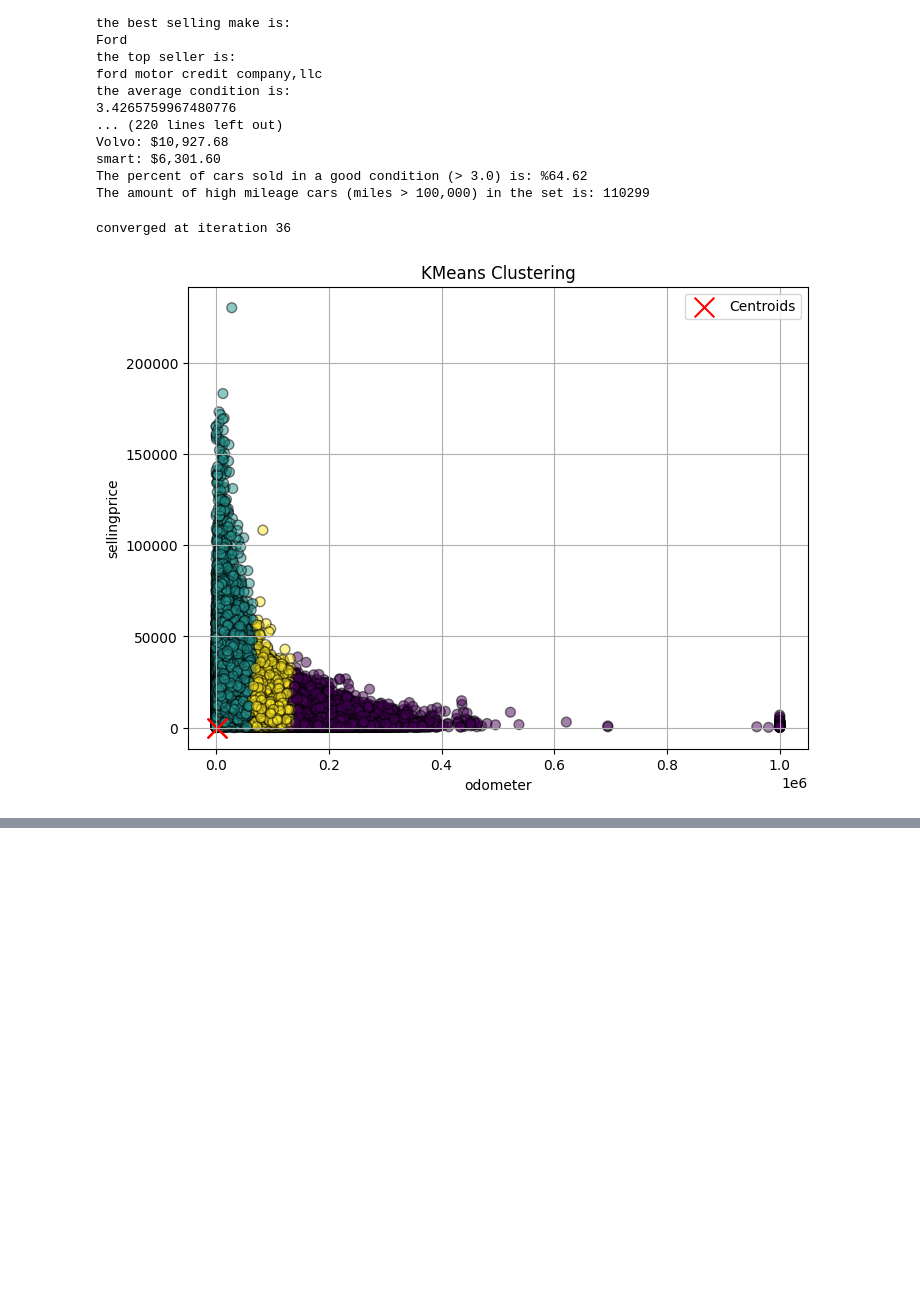
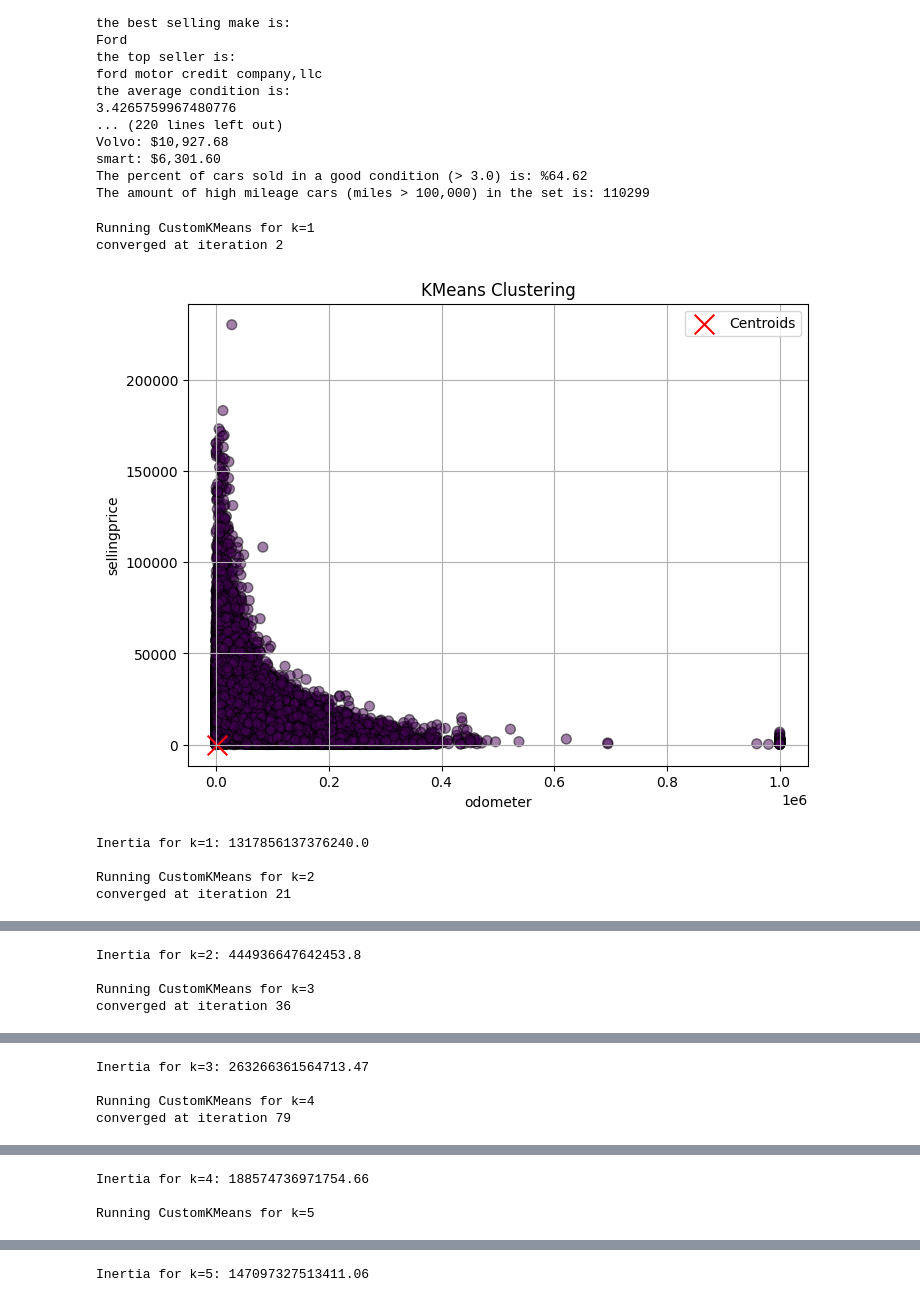
Before and after one commit to VicentePina7210/Car-Auction-Data-Analysis-Project, a Jupyter notebook: mainNotebook.ipynb, the cells around one changed output, grey strips where cells are left out. Drawn from its saved outputs; the diff is of its cells as text; code cells hidden in the pictures; blank space fills up the shorter version.

```diff
--- a/mainNotebook.ipynb
+++ b/mainNotebook.ipynb
@@ -322,13 +322,21 @@ The amount of high mileage cars (miles > 100,000) in the set is: 110299
 # %%
 # The clustering can now be carried out using the imported KMeans class
 # Clustering can only work using numeric data, therefore only numeric data must be selected
 df = car_df.select_dtypes(include=[np.number])
 
 # The following code uses the CustomKmMeans class in order to create a clustering of odometer and sellingprice
-kmeans_custom = CustomKMeans(k=3, max_iters=100, tol=1e-4, random_state=42)
-kmeans_custom.fit(df)
-labels = kmeans_custom.predict(df)
-plot_clusters(df, labels, kmeans_custom.centroids, 'odometer', 'sellingprice')
+for k in range(1,6):
+    print(f"Running CustomKMeans for k={k}")
+    kmeans_custom = CustomKMeans(k=k, max_iters=100, tol=1e-4, random_state=42)
+    kmeans_custom.fit(df)
+    labels = kmeans_custom.predict(df)
+    plot_clusters(df, labels, kmeans_custom.centroids, 'odometer', 'sellingprice')
+    print(f"Inertia for k={k}: {kmeans_custom.inertia_}\n")
 # %% [output]
-converged at iteration 36
+Running CustomKMeans for k=1
+converged at iteration 2
-[figure, old version]
+[figure, new version]
+Inertia for k=1: 1317856137376240.0
+
+Running CustomKMeans for k=2
+converged at iteration 21
@@ -334,0 +344,4 @@ converged at iteration 36
+Inertia for k=2: 444936647642453.8
+
+Running CustomKMeans for k=3
+converged at iteration 36
@@ -334,0 +349,4 @@ converged at iteration 36
+Inertia for k=3: 263266361564713.47
+
+Running CustomKMeans for k=4
+converged at iteration 79
@@ -334,0 +354,3 @@ converged at iteration 36
+Inertia for k=4: 188574736971754.66
+
+Running CustomKMeans for k=5
@@ -334,0 +358 @@ converged at iteration 36
+Inertia for k=5: 147097327513411.06
```
Also changed, not shown: parts of 1 cell of this notebook.
